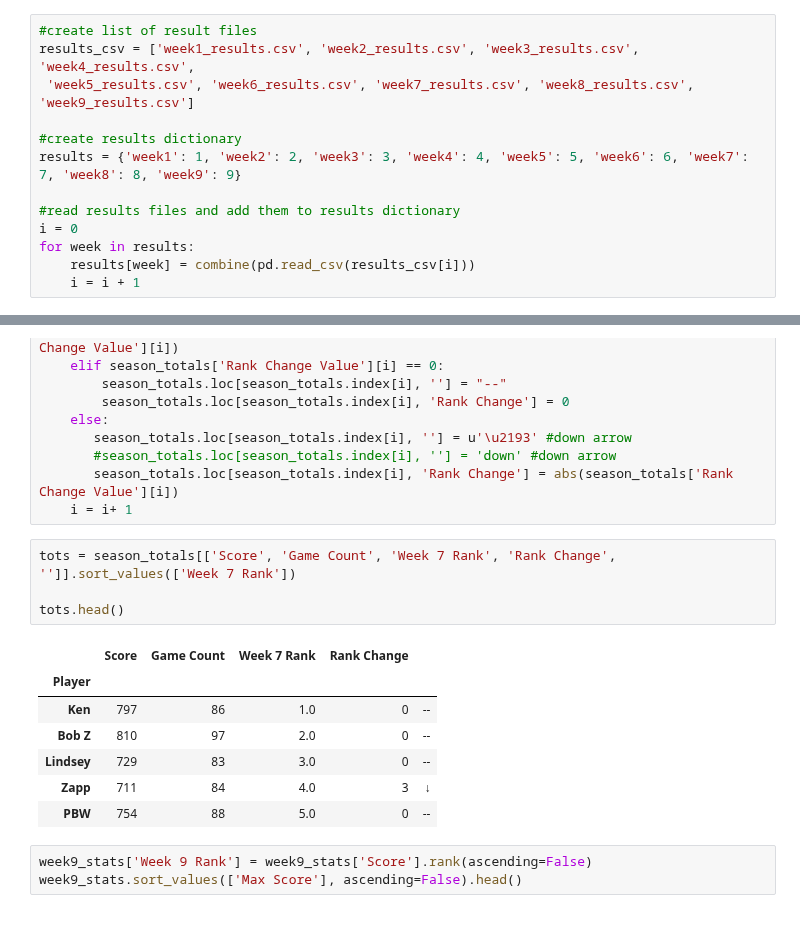
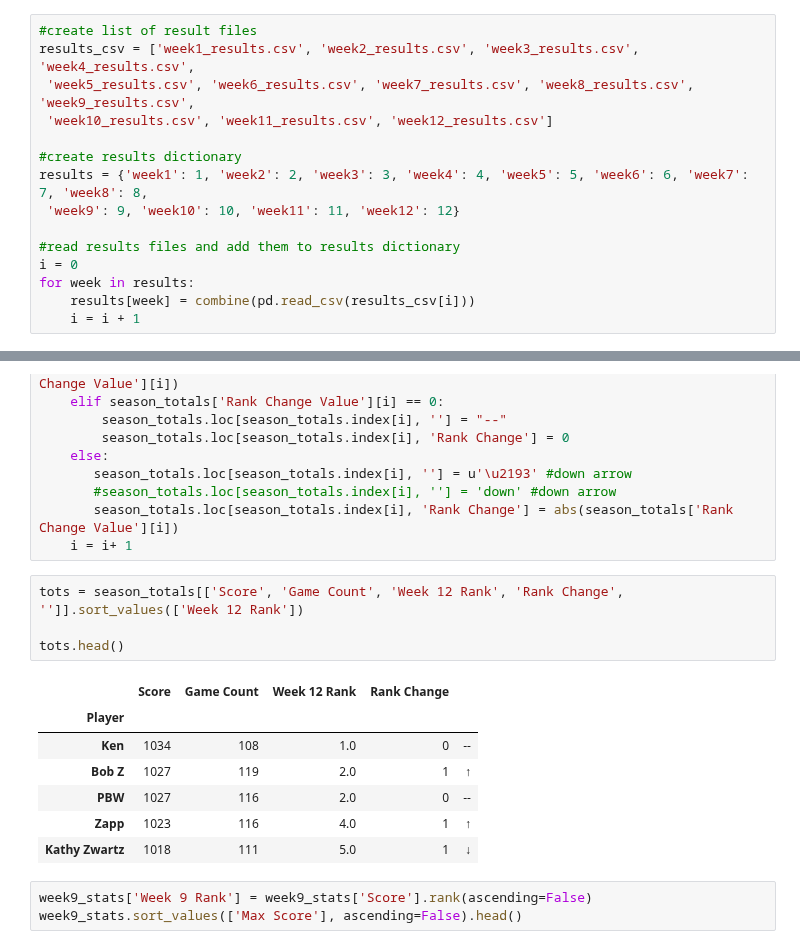
Before and after one commit to michaelzwartz/Confidence-pool, a Jupyter notebook: pool_notebook.ipynb, the cells around one changed output, grey strips where cells are left out. Saved outputs shown, nothing was run; the diff lists cells and outputs as text.

```diff
--- a/pool_notebook.ipynb
+++ b/pool_notebook.ipynb
@@ -6,10 +6,12 @@ from pool_functions import combine, totals, upset_counter, points_per_win, sum_t
 # %%
 #create list of result files
 results_csv = ['week1_results.csv', 'week2_results.csv', 'week3_results.csv', 'week4_results.csv',
- 'week5_results.csv', 'week6_results.csv', 'week7_results.csv', 'week8_results.csv', 'week9_results.csv']
+ 'week5_results.csv', 'week6_results.csv', 'week7_results.csv', 'week8_results.csv', 'week9_results.csv',
+ 'week10_results.csv', 'week11_results.csv', 'week12_results.csv']
 
 #create results dictionary
-results = {'week1': 1, 'week2': 2, 'week3': 3, 'week4': 4, 'week5': 5, 'week6': 6, 'week7': 7, 'week8': 8, 'week9': 9}
+results = {'week1': 1, 'week2': 2, 'week3': 3, 'week4': 4, 'week5': 5, 'week6': 6, 'week7': 7, 'week8': 8,
+ 'week9': 9, 'week10': 10, 'week11': 11, 'week12': 12}
 
 #read results files and add them to results dictionary
 i = 0
@@ -89,17 +112,17 @@ while i < len(season_totals.index):
        season_totals.loc[season_totals.index[i], 'Rank Change'] = abs(season_totals['Rank Change Value'][i])
     i = i+ 1
 # %%
-tots = season_totals[['Score', 'Game Count', 'Week 7 Rank', 'Rank Change', '']].sort_values(['Week 7 Rank'])
+tots = season_totals[['Score', 'Game Count', 'Week 12 Rank', 'Rank Change', '']].sort_values(['Week 12 Rank'])
 
 tots.head()
 # %% [output]
-|  | Score | Game Count | Week 7 Rank | Rank Change |  |
+|  | Score | Game Count | Week 12 Rank | Rank Change |  |
 | Player |  |  |  |  |  |
-| Ken | 797 | 86 | 1.0 | 0 | -- |
-| Bob Z | 810 | 97 | 2.0 | 0 | -- |
-| Lindsey | 729 | 83 | 3.0 | 0 | -- |
-| Zapp | 711 | 84 | 4.0 | 3 | ↓ |
-| PBW | 754 | 88 | 5.0 | 0 | -- |
+| Ken | 1034 | 108 | 1.0 | 0 | -- |
+| Bob Z | 1027 | 119 | 2.0 | 1 | ↑ |
+| PBW | 1027 | 116 | 2.0 | 0 | -- |
+| Zapp | 1023 | 116 | 4.0 | 1 | ↑ |
+| Kathy Zwartz | 1018 | 111 | 5.0 | 1 | ↓ |
 # %%
 week9_stats['Week 9 Rank'] = week9_stats['Score'].rank(ascending=False)
 week9_stats.sort_values(['Max Score'], ascending=False).head()
```
Also changed, not shown: parts of 6 cells of this notebook, 1 other file.
